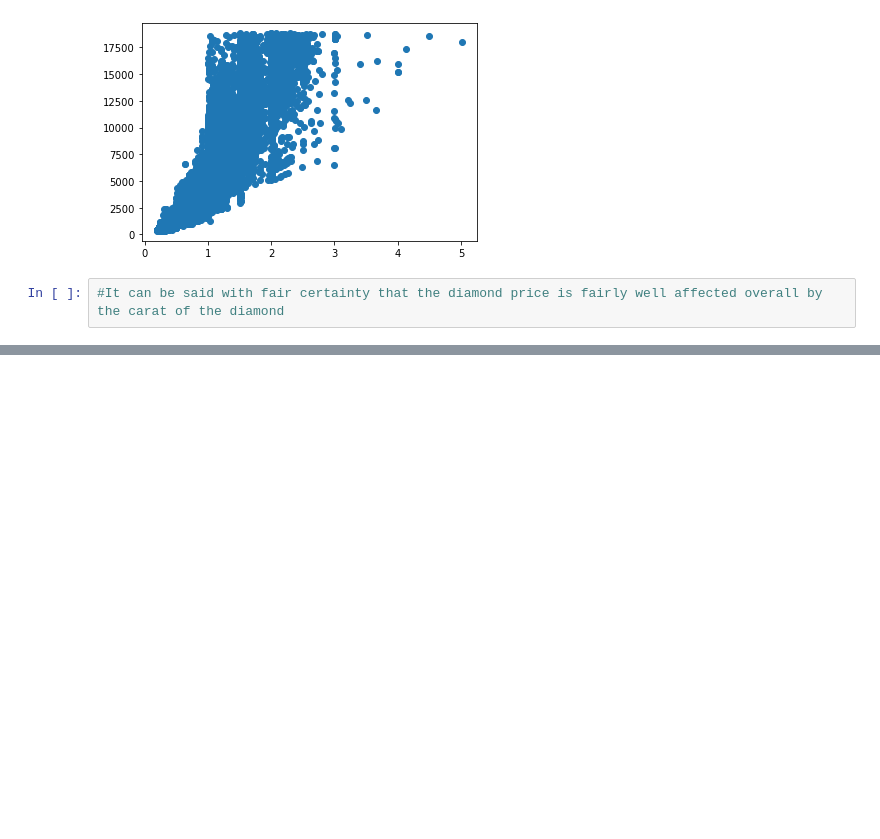
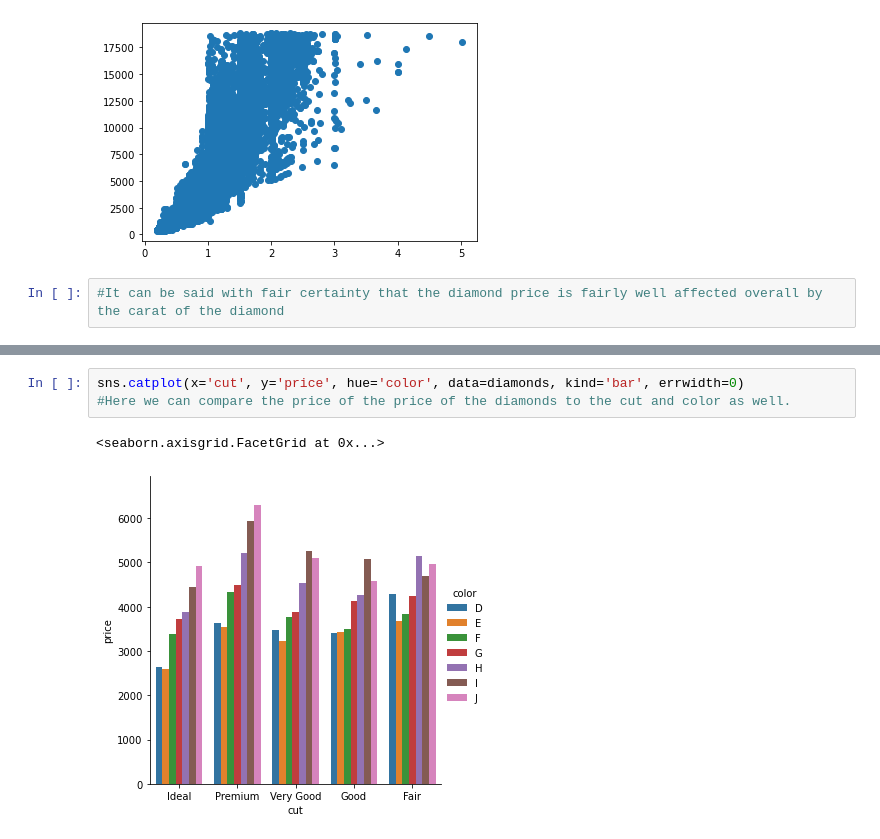
Before and after one commit to peterjfalk/Data-Science-Projects, a Jupyter notebook: Univariate and Multivariate Analysis.ipynb, the cells around one changed output, grey strips where cells are left out. Cells and saved outputs as stored; diff of their text form; blank space fills up the shorter version.

```diff
--- a/Univariate and Multivariate Analysis.ipynb
+++ b/Univariate and Multivariate Analysis.ipynb
@@ -73,0 +83,6 @@ plt.plot(x, y, 'o') #Let's take a look at how price might be affected by the car
+# %%
+sns.catplot(x='cut', y='price', hue='color', data=diamonds, kind='bar', errwidth=0)
+#Here we can compare the price of the price of the diamonds to the cut and color as well.
+# %% [output]
+<seaborn.axisgrid.FacetGrid at 0x...>
+[figure, added]
```
Also changed, not shown: parts of 1 cell of this notebook.
